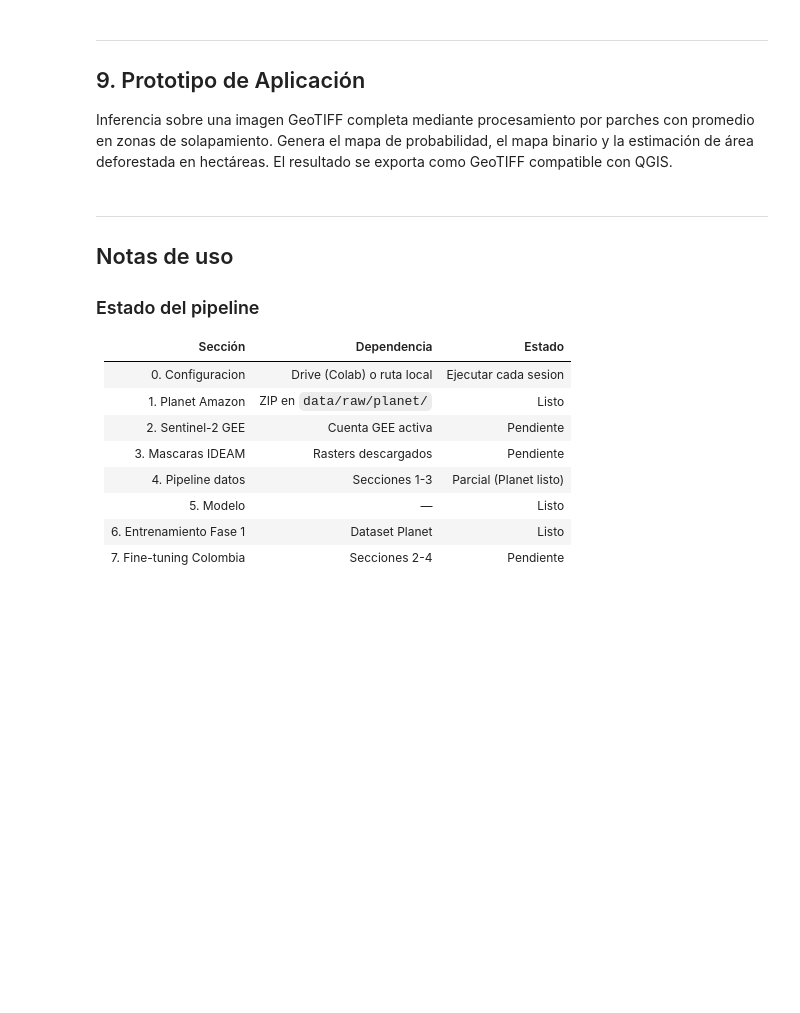
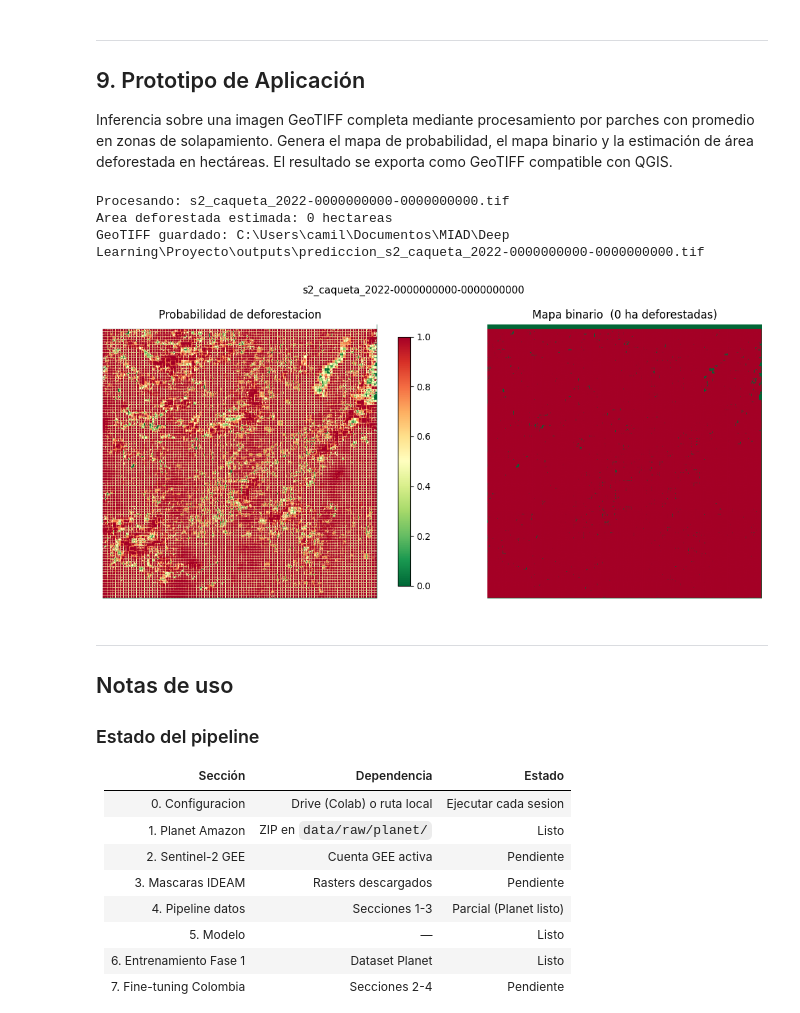
Before and after one commit to Andres-Acuna/dl_deforestation, a Jupyter notebook: notebooks/proyecto_deforestacion.ipynb, the cells around one changed output. Cells and saved outputs as stored; diff of their text form; code cells hidden in the pictures; blank space fills up the shorter version.

```diff
--- a/notebooks/proyecto_deforestacion.ipynb
+++ b/notebooks/proyecto_deforestacion.ipynb
@@ -137,7 +137,7 @@ CONFIG = {
     'planet_epochs'  : 10,
     'planet_lr'      : 1e-3,
     'num_classes'    : 17,
-    'colombia_epochs': 15,
+    'colombia_epochs': 5,
     'colombia_lr'    : 5e-4,
     'seed'           : 42,
 }
@@ -529,17 +548,13 @@ ds_val   = PlanetDataset(df, TIF_DIR, 'val')
 ds_test  = PlanetDataset(df, TIF_DIR, 'test')
 
 PIN = torch.cuda.is_available()
-NW  = 2  # reducir a 1 si genera RuntimeError en Windows
 
 dl_train = DataLoader(ds_train, batch_size=CONFIG['batch_size'],
-                      shuffle=True,  num_workers=NW, pin_memory=PIN,
-                      persistent_workers=True, prefetch_factor=2)
+                      shuffle=True,  num_workers=0, pin_memory=PIN)
 dl_val   = DataLoader(ds_val,   batch_size=CONFIG['batch_size'],
-                      shuffle=False, num_workers=NW, pin_memory=PIN,
-                      persistent_workers=True, prefetch_factor=2)
+                      shuffle=False, num_workers=0, pin_memory=PIN)
 dl_test  = DataLoader(ds_test,  batch_size=CONFIG['batch_size'],
-                      shuffle=False, num_workers=NW, pin_memory=PIN,
-                      persistent_workers=True, prefetch_factor=2)
+                      shuffle=False, num_workers=0, pin_memory=PIN)
 
 print(f'Train : {len(ds_train):,}  ({len(dl_train)} batches)')
 print(f'Val   : {len(ds_val):,}  ({len(dl_val)} batches)')
@@ -877,30 +957,3 @@ def entrenar_colombia(modelo, dl_train, dl_val, config, ruta_ckpt):
-# %%
-tiles_disp = list((PROC_COLOMBIA / 'images').rglob('*.npy'))
-
-if len(tiles_disp) == 0:
-    print('Pendiente: completar Secciones 2, 3 y 4 antes del fine-tuning.')
-
-elif COL_CKPT.exists():
-    modelo_colombia = construir_unet_colombia(BEST_CKPT).to(DEVICE)
-    ckpt = torch.load(COL_CKPT, map_location=DEVICE)
-    modelo_colombia.load_state_dict(ckpt['model_state_dict'])
-    print(f'Checkpoint Colombia cargado — IoU={ckpt["iou"]:.4f}  epoca={ckpt["epoch"]+1}')
-    historial_colombia = None
-
-else:
-    ds_col_train = ColombiaDataset(PROC_COLOMBIA, 'train')
-    ds_col_val   = ColombiaDataset(PROC_COLOMBIA, 'val')
-    dl_col_train = DataLoader(ds_col_train, batch_size=16, shuffle=True,
-                              num_workers=CONFIG['num_workers'],
-                              pin_memory=torch.cuda.is_available())
-    dl_col_val   = DataLoader(ds_col_val, batch_size=16, shuffle=False,
-                              num_workers=CONFIG['num_workers'],
-                              pin_memory=torch.cuda.is_available())
-    modelo_colombia = construir_unet_colombia(BEST_CKPT).to(DEVICE)
-    print(f'Iniciando fine-tuning en {DEVICE}...')
-    historial_colombia = entrenar_colombia(
-        modelo_colombia, dl_col_train, dl_col_val, CONFIG, COL_CKPT
-    )
 # %% [markdown]
 ---
 ## 8. Evaluación y Resultados
@@ -981,7 +1048,7 @@ else:
 
 Inferencia sobre una imagen GeoTIFF completa mediante procesamiento por parches con promedio en zonas de solapamiento. Genera el mapa de probabilidad, el mapa binario y la estimación de área deforestada en hectáreas. El resultado se exporta como GeoTIFF compatible con QGIS.
 # %%
-def inferencia(ruta_imagen, modelo, tam_tile=224, stride=112, umbral=0.5):
+def inferencia(ruta_imagen, modelo, tam_tile=224, stride=112, umbral=0.2):
     transform = A.Compose([
         A.Normalize(mean=[0.485,0.456,0.406],
                     std=[0.229,0.224,0.225]),
@@ -1023,33 +1090,38 @@ def guardar_geotiff(mapa, perfil, ruta_salida):
         dst.write(mapa[np.newaxis, :, :])
     print(f'GeoTIFF guardado: {ruta_salida}')
 
 
 imagenes_col = list(RAW_COLOMBIA.rglob('s2_*.tif'))
 
 if 'modelo_colombia' not in dir():
     print('Pendiente: completar el entrenamiento de Fase 2.')
 elif len(imagenes_col) == 0:
     print('Pendiente: no hay imagenes Sentinel-2 colombianas disponibles.')
 else:
     img_prueba = imagenes_col[0]
     print(f'Procesando: {img_prueba.name}')
     mapa_prob, mapa_bin, area_ha, perfil = inferencia(img_prueba, modelo_colombia)
     print(f'Area deforestada estimada: {area_ha:,.0f} hectareas')
 
     ruta_out = OUTPUTS_DIR / f'prediccion_{img_prueba.stem}.tif'
     guardar_geotiff(mapa_bin, perfil, ruta_out)
 
     fig, (ax1, ax2) = plt.subplots(1, 2, figsize=(13, 5))
     im = ax1.imshow(mapa_prob, cmap='RdYlGn_r', vmin=0, vmax=1)
     ax1.set_title('Probabilidad de deforestacion')
     plt.colorbar(im, ax=ax1, fraction=0.03)
     ax2.imshow(mapa_bin, cmap='RdYlGn_r', vmin=0, vmax=1)
     ax2.set_title(f'Mapa binario  ({area_ha:,.0f} ha deforestadas)')
     for ax in [ax1,ax2]: ax.axis('off')
     plt.suptitle(img_prueba.stem, fontsize=11)
     plt.tight_layout()
     plt.savefig(OUTPUTS_DIR / f'mapa_{img_prueba.stem}.png', dpi=120)
     plt.show()
+# %% [output]
+Procesando: s2_caqueta_2022-0000000000-0000000000.tif
+Area deforestada estimada: 0 hectareas
+GeoTIFF guardado: C:\Users\camil\Documentos\MIAD\Deep Learning\Proyecto\outputs\prediccion_s2_caqueta_2022-0000000000-0000000000.tif
+[figure, added]
 # %% [markdown]
 ---
 ## Notas de uso
```
Also changed, not shown: parts of 9 cells of this notebook, 2 other files.
